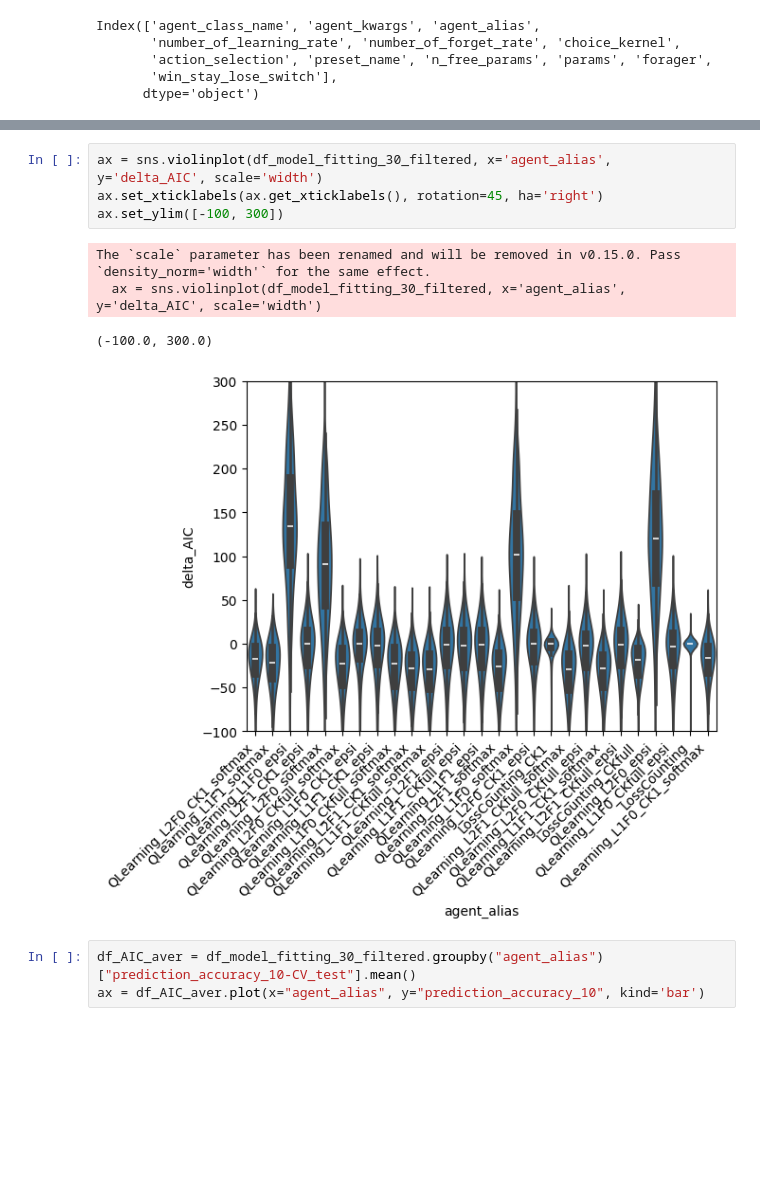
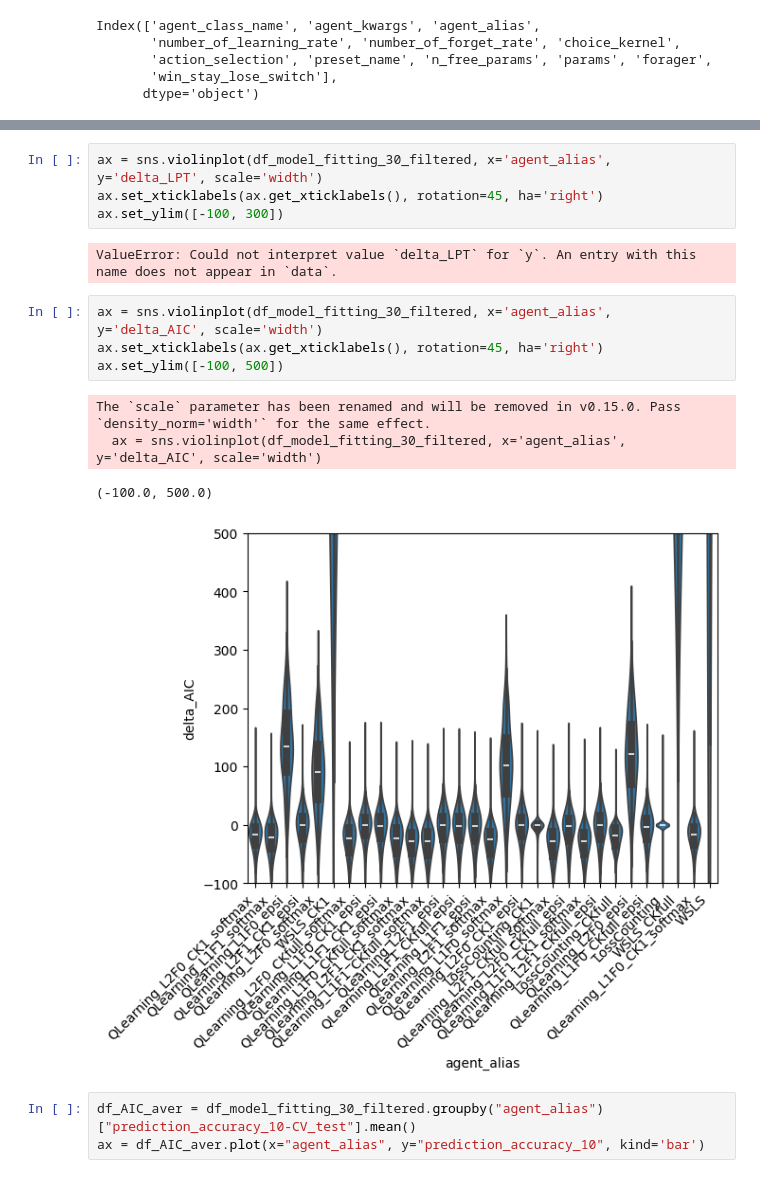
Before and after one commit to AllenNeuralDynamics/aind-dynamic-foraging-population-analysis, a Jupyter notebook: notebooks/demo_RL_models.ipynb, the cells around one changed output, grey strips where cells are left out. Cells and saved outputs as stored; diff of their text form; blank space fills up the shorter version.

```diff
--- a/notebooks/demo_RL_models.ipynb
+++ b/notebooks/demo_RL_models.ipynb
@@ -202,12 +274,18 @@ The `scale` parameter has been renamed and will be removed in v0.15.0. Pass `den
 # %%
-ax = sns.violinplot(df_model_fitting_30_filtered, x='agent_alias', y='delta_AIC', scale='width')
+ax = sns.violinplot(df_model_fitting_30_filtered, x='agent_alias', y='delta_LPT', scale='width')
 ax.set_xticklabels(ax.get_xticklabels(), rotation=45, ha='right')
 ax.set_ylim([-100, 300])
 # %% [output]
-The `scale` parameter has been renamed and will be removed in v0.15.0. Pass `density_norm='width'` for the same effect.
-  ax = sns.violinplot(df_model_fitting_30_filtered, x='agent_alias', y='delta_AIC', scale='width')
+ValueError: Could not interpret value `delta_LPT` for `y`. An entry with this name does not appear in `data`.
-(-100.0, 300.0)
-[figure, removed]
+# %%
+ax = sns.violinplot(df_model_fitting_30_filtered, x='agent_alias', y='delta_AIC', scale='width')
+ax.set_xticklabels(ax.get_xticklabels(), rotation=45, ha='right')
+ax.set_ylim([-100, 500])
+# %% [output]
+The `scale` parameter has been renamed and will be removed in v0.15.0. Pass `density_norm='width'` for the same effect.
+  ax = sns.violinplot(df_model_fitting_30_filtered, x='agent_alias', y='delta_AIC', scale='width')
+(-100.0, 500.0)
+[figure, added]
 # %%
 df_AIC_aver = df_model_fitting_30_filtered.groupby("agent_alias")["prediction_accuracy_10-CV_test"].mean()
 ax = df_AIC_aver.plot(x="agent_alias", y="prediction_accuracy_10", kind='bar')
```
Also changed, not shown: parts of 19 cells of this notebook.
